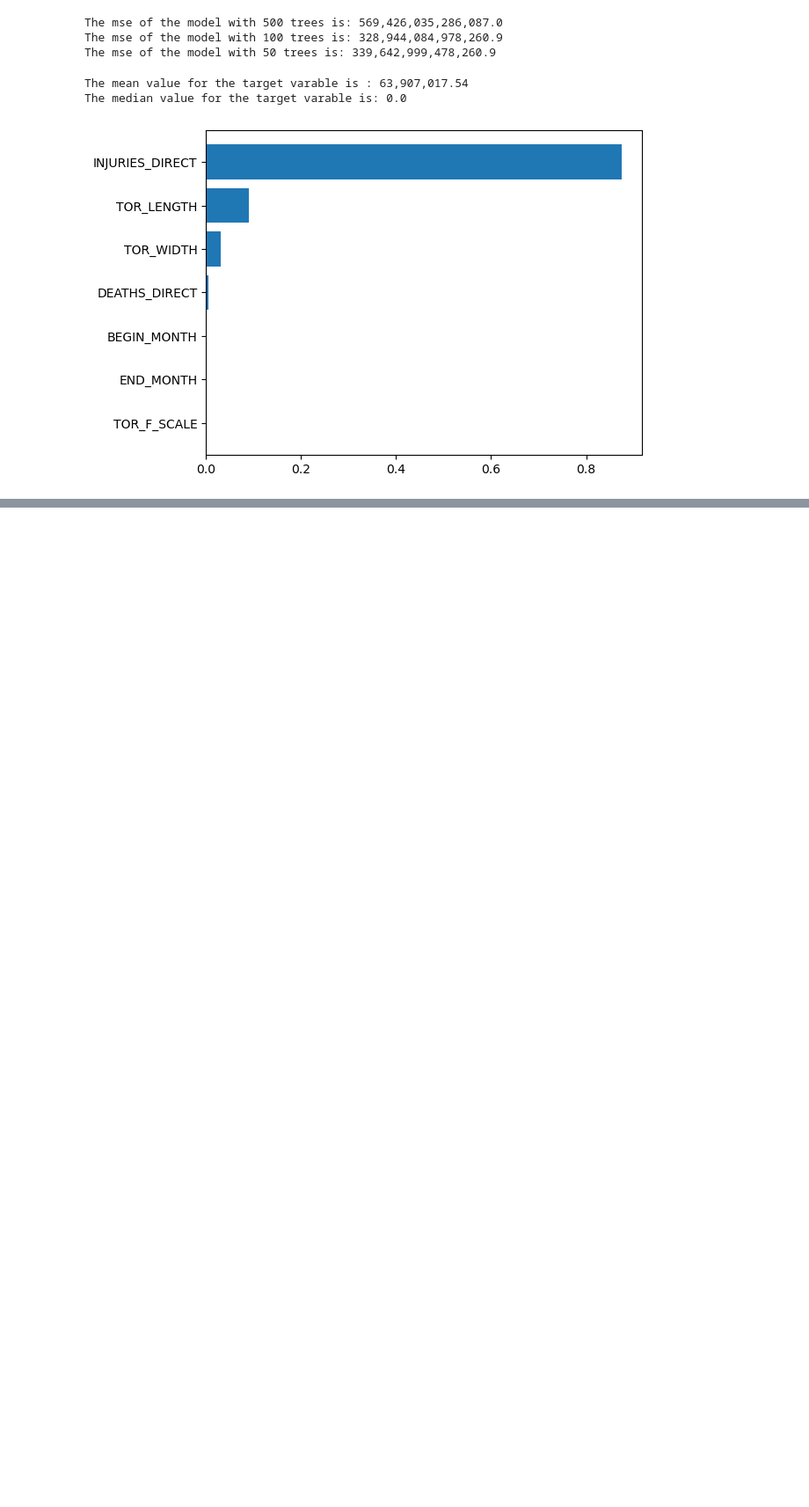
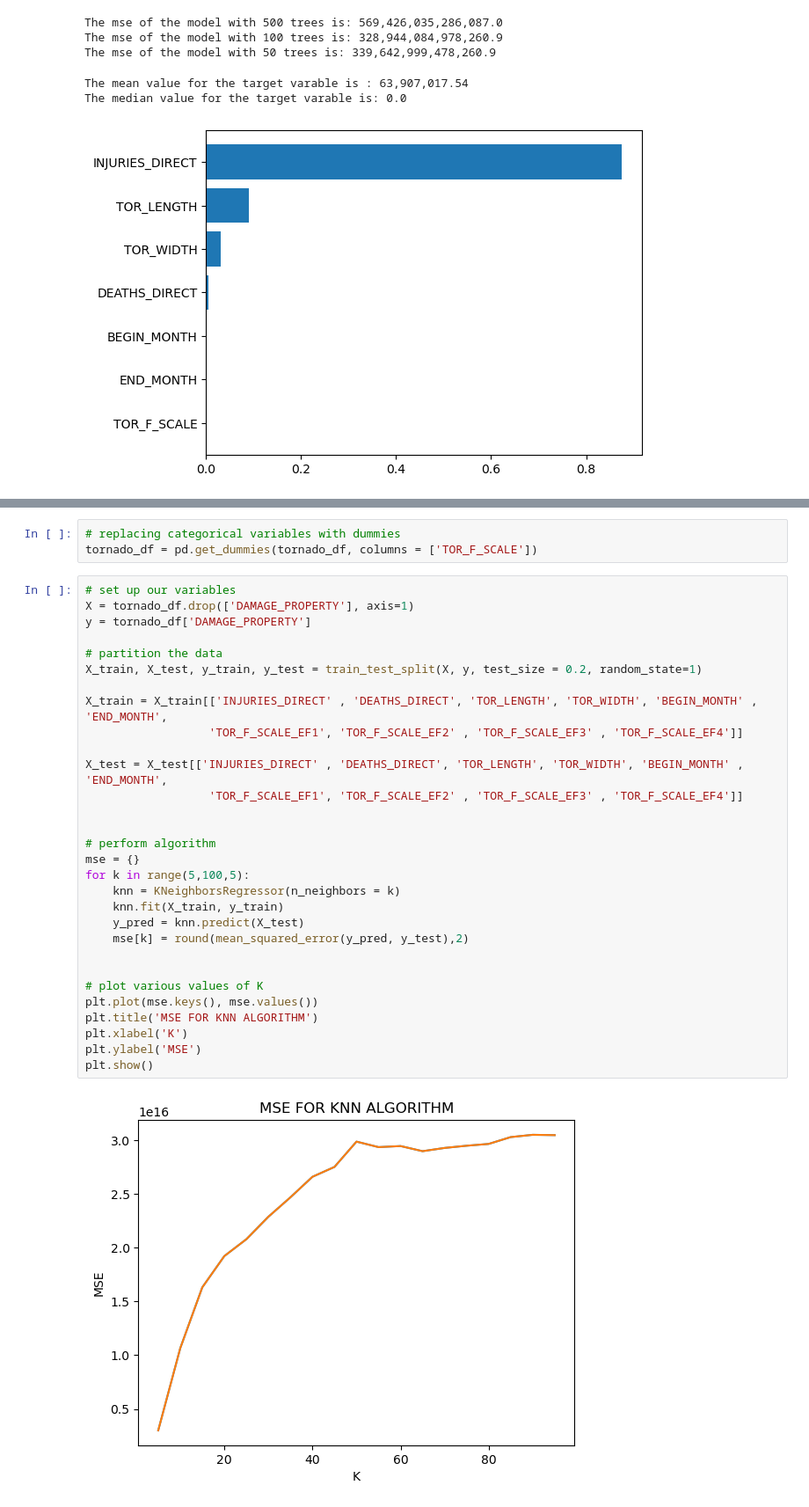
Before and after one commit to dgill218/WeatherDisasters, a Jupyter notebook: weather_disasters-checkpoint.ipynb, the cells around one changed output, grey strips where cells are left out. Shown at 88% size. Saved outputs shown, nothing was run; the diff lists cells and outputs as text; blank space fills up the shorter version.

```diff
--- a/weather_disasters-checkpoint.ipynb
+++ b/weather_disasters-checkpoint.ipynb
@@ -457,0 +465,35 @@ The median value for the target varable is: 0.0
+# %%
+# replacing categorical variables with dummies
+tornado_df = pd.get_dummies(tornado_df, columns = ['TOR_F_SCALE'])
+# %%
+# set up our variables
+X = tornado_df.drop(['DAMAGE_PROPERTY'], axis=1)
+y = tornado_df['DAMAGE_PROPERTY']
+
+# partition the data
+X_train, X_test, y_train, y_test = train_test_split(X, y, test_size = 0.2, random_state=1)
+
+X_train = X_train[['INJURIES_DIRECT' , 'DEATHS_DIRECT', 'TOR_LENGTH', 'TOR_WIDTH', 'BEGIN_MONTH' , 'END_MONTH',
+                  'TOR_F_SCALE_EF1', 'TOR_F_SCALE_EF2' , 'TOR_F_SCALE_EF3' , 'TOR_F_SCALE_EF4']]
+
+X_test = X_test[['INJURIES_DIRECT' , 'DEATHS_DIRECT', 'TOR_LENGTH', 'TOR_WIDTH', 'BEGIN_MONTH' , 'END_MONTH',
+                  'TOR_F_SCALE_EF1', 'TOR_F_SCALE_EF2' , 'TOR_F_SCALE_EF3' , 'TOR_F_SCALE_EF4']]
+
+
+# perform algorithm
+mse = {}
+for k in range(5,100,5):
+    knn = KNeighborsRegressor(n_neighbors = k)
+    knn.fit(X_train, y_train)
+    y_pred = knn.predict(X_test)
+    mse[k] = round(mean_squared_error(y_pred, y_test),2)
+
+
+# plot various values of K
+plt.plot(mse.keys(), mse.values())
+plt.title('MSE FOR KNN ALGORITHM')
+plt.xlabel('K')
+plt.ylabel('MSE')
+plt.show()
+# %% [output]
+[figure, added]
```
Also changed, not shown: parts of 9 cells of this notebook.
